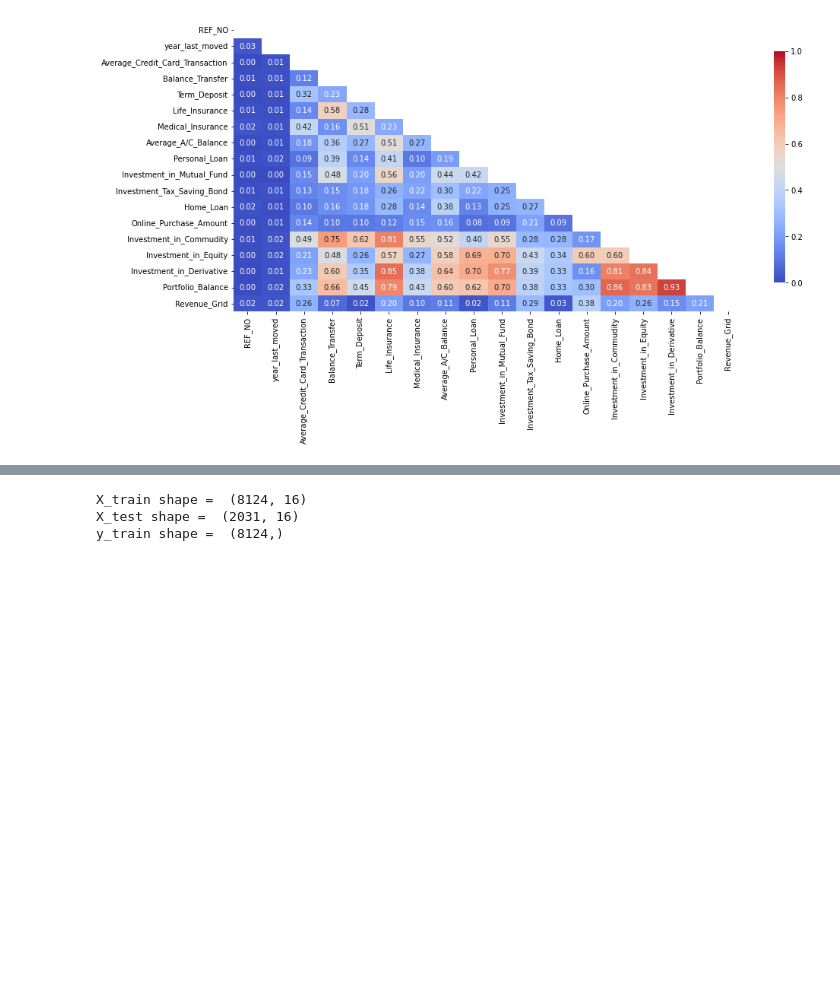
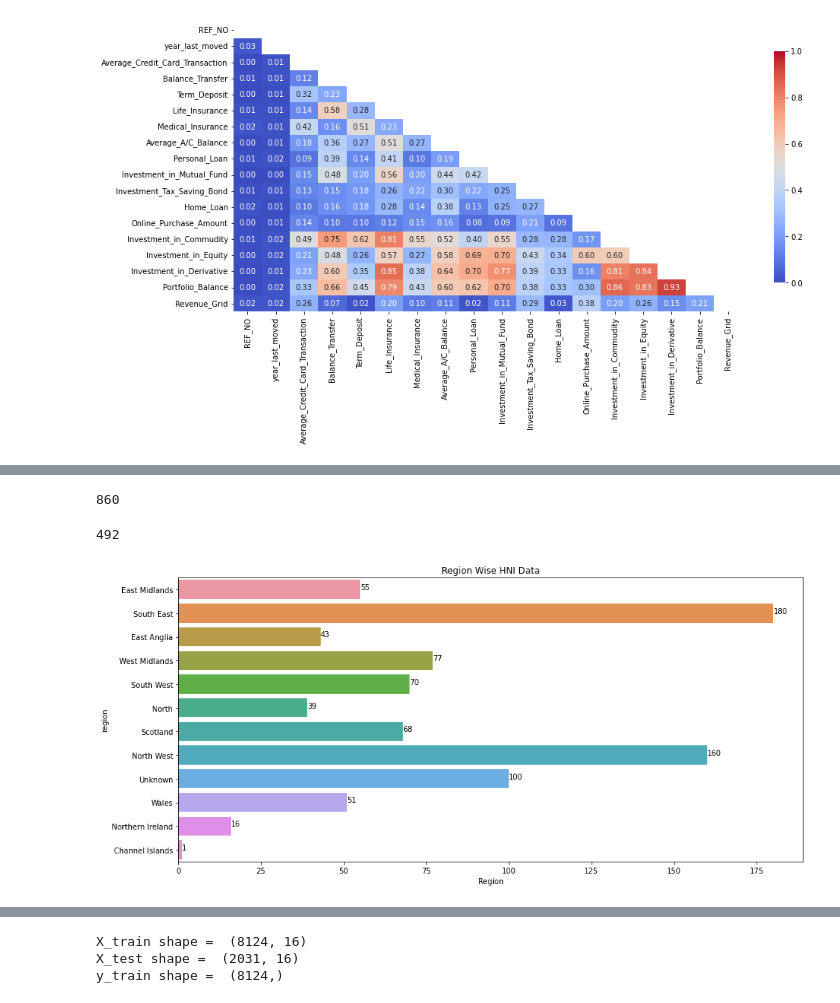
Before and after one commit to pdas544/ML1_Customer_Classification, a Jupyter notebook: CustomerClasssification.ipynb, the cells around one changed output, grey strips where cells are left out. Cells and saved outputs as stored; diff of their text form; code cells hidden in the pictures; blank space fills up the shorter version.

```diff
--- a/CustomerClasssification.ipynb
+++ b/CustomerClasssification.ipynb
@@ -187,0 +266,54 @@ plt.show()
+# %%
+#train data
+#count high net worth (1): 890
+custTrain[(custTrain['Revenue_Grid']==1)]['REF_NO'].count()
+# %% [output]
+860
+# %%
+#train data
+#high net worth (1) and having personal_loan: 0.0: 492 i.e. more than 50% high net worth(1) individual does not have loan
+custTrain[(custTrain['Revenue_Grid']==1) & (custTrain['Personal_Loan'] <= 0.00)]['REF_NO'].count()
+# %% [output]
+492
+# %%
+#function for annotating sns bar/count plot
+
+def show_values(axs, orient="v", space=.01):
+    def _single(ax):
+        if orient == "v":
+            for p in ax.patches:
+                _x = p.get_x() + p.get_width() / 2
+                _y = p.get_y() + p.get_height() + (p.get_height()*0.01)
+                value = '{:.0f}'.format(p.get_height())
+                ax.text(_x, _y, value, ha="center")
+        elif orient == "h":
+            for p in ax.patches:
+                _x = p.get_x() + p.get_width() + float(space)
+                _y = p.get_y() + p.get_height() - (p.get_height()*0.5)
+                value = '{:.0f}'.format(p.get_width())
+                ax.text(_x, _y, value, ha="left")
+
+    if isinstance(axs, np.ndarray):
+        for idx, ax in np.ndenumerate(axs):
+            _single(ax)
+    else:
+        _single(axs)
+# %%
+data = custTrain['region'][custTrain['Revenue_Grid'] == 1]
+
+#regionWiseHniData = custTrain[custTrain['Revenue_Grid']==1].groupby(custTrain['region']).count()
+# Instantiate a figure of size of 15 x 7 inches
+fig = plt.figure(figsize=[15, 7])
+
+
+
+ax = sns.countplot(y=data)
+
+show_values(ax,'h',space=0)
+
+ax.set_title(label = 'Region Wise HNI Data', size = 12)
+ax.set_xlabel(xlabel = 'Region')
+
+plt.show()
+# %% [output]
+[figure, added]
```
Also changed, not shown: parts of 10 cells of this notebook.
